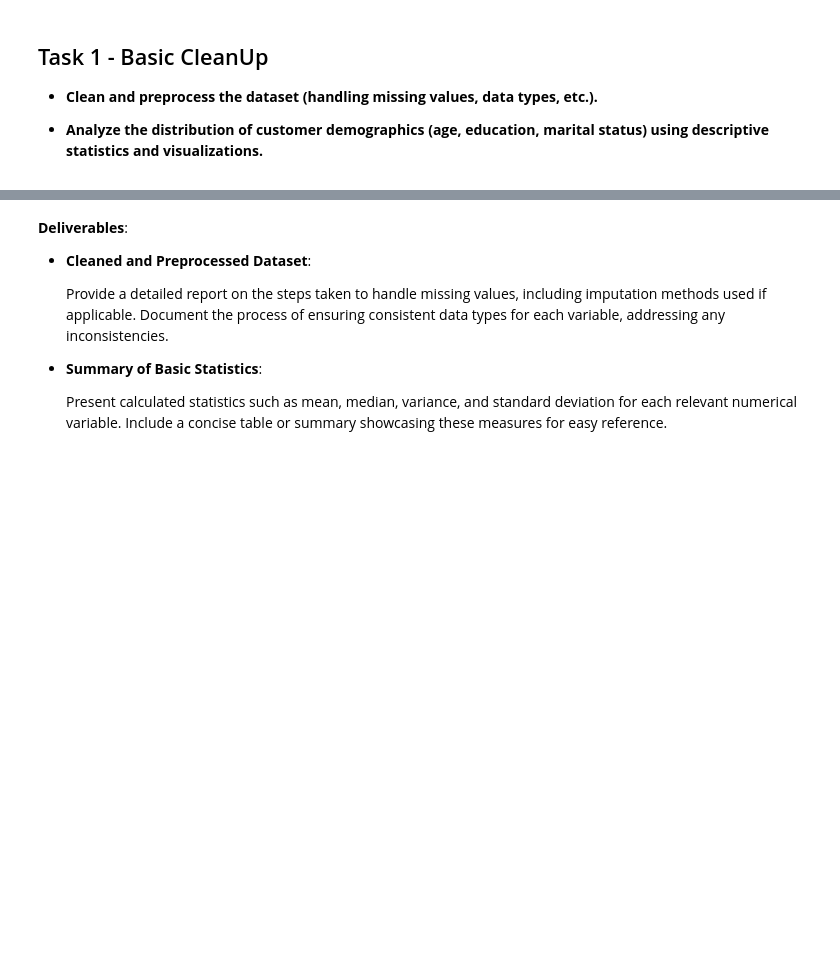
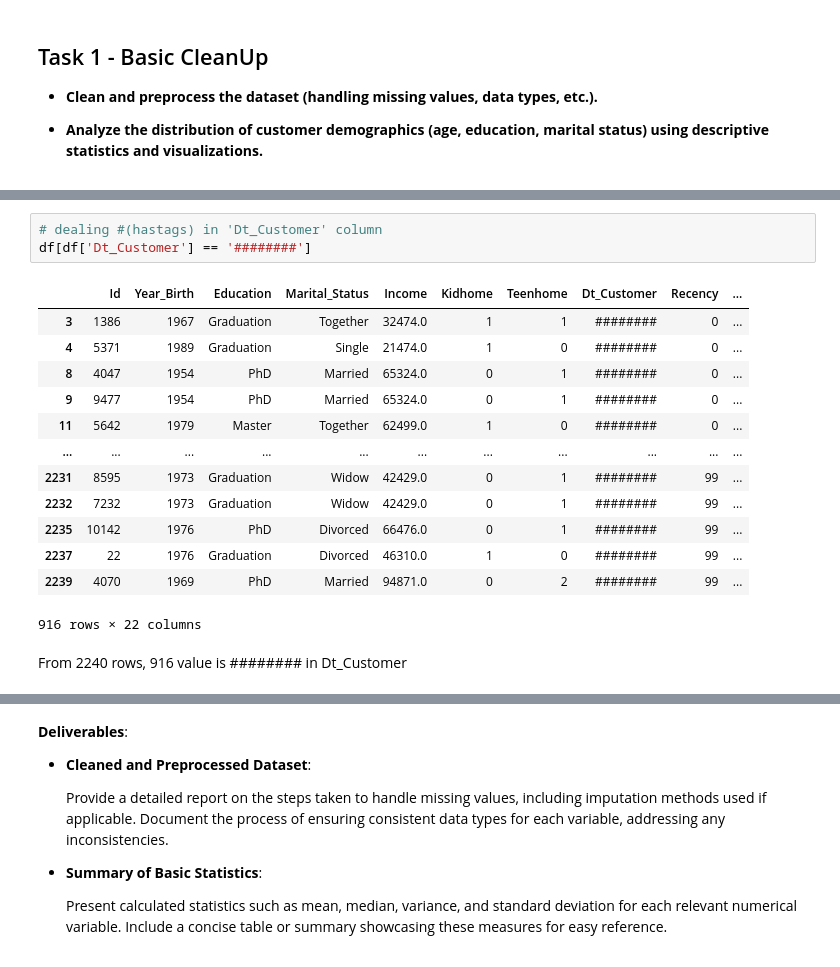
Before and after one commit to SUDHANSHU0/AlmaBetter-Projects, a Jupyter notebook: Module 5 Math/5. Customer Purchase Behavior Analysis using Descriptive Statistics/Applied_Statistics_Project.ipynb, the cells around one changed output, grey strips where cells are left out. Cells and saved outputs as stored; diff of their text form; blank space fills up the shorter version.

```diff
--- a/Module 5 Math/5. Customer Purchase Behavior Analysis using Descriptive Statistics/Applied_Statistics_Project.ipynb
+++ b/Module 5 Math/5. Customer Purchase Behavior Analysis using Descriptive Statistics/Applied_Statistics_Project.ipynb
@@ -51,0 +97,19 @@ Data description is as follows;
+# %%
+# dealing #(hastags) in 'Dt_Customer' column
+df[df['Dt_Customer'] == '########']
+# %% [output]
+|  | Id | Year_Birth | Education | Marital_Status | Income | Kidhome | Teenhome | Dt_Customer | Recency | ... |
+| 3 | 1386 | 1967 | Graduation | Together | 32474.0 | 1 | 1 | ######## | 0 | ... |
+| 4 | 5371 | 1989 | Graduation | Single | 21474.0 | 1 | 0 | ######## | 0 | ... |
+| 8 | 4047 | 1954 | PhD | Married | 65324.0 | 0 | 1 | ######## | 0 | ... |
+| 9 | 9477 | 1954 | PhD | Married | 65324.0 | 0 | 1 | ######## | 0 | ... |
+| 11 | 5642 | 1979 | Master | Together | 62499.0 | 1 | 0 | ######## | 0 | ... |
+| ... | ... | ... | ... | ... | ... | ... | ... | ... | ... | ... |
+| 2231 | 8595 | 1973 | Graduation | Widow | 42429.0 | 0 | 1 | ######## | 99 | ... |
+| 2232 | 7232 | 1973 | Graduation | Widow | 42429.0 | 0 | 1 | ######## | 99 | ... |
+| 2235 | 10142 | 1976 | PhD | Divorced | 66476.0 | 0 | 1 | ######## | 99 | ... |
+| 2237 | 22 | 1976 | Graduation | Divorced | 46310.0 | 1 | 0 | ######## | 99 | ... |
+| 2239 | 4070 | 1969 | PhD | Married | 94871.0 | 0 | 2 | ######## | 99 | ... |
+916 rows × 22 columns
+# %% [markdown]
+From 2240 rows, 916 value is ######## in Dt_Customer
```
Also changed, not shown: parts of 6 cells of this notebook.
